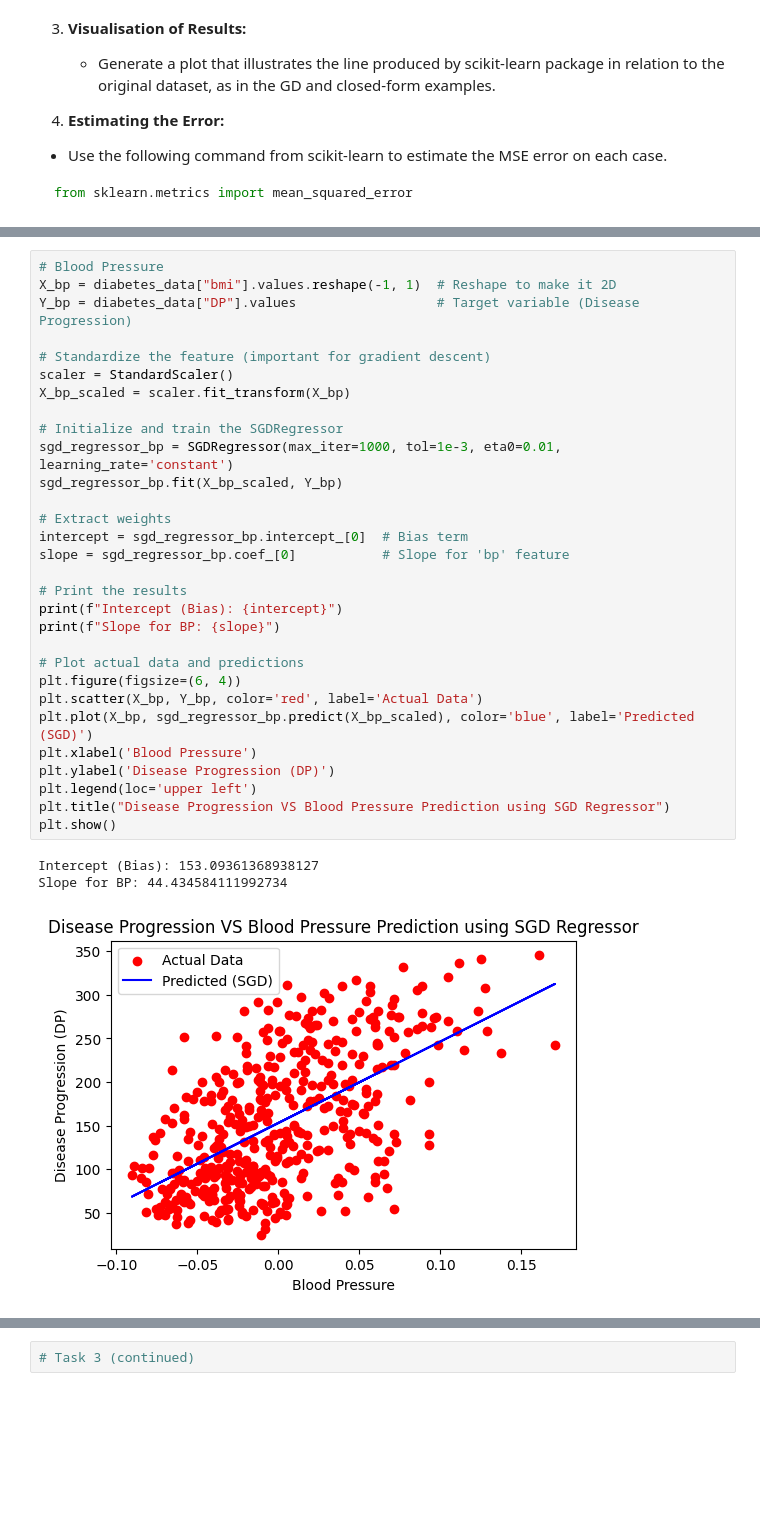
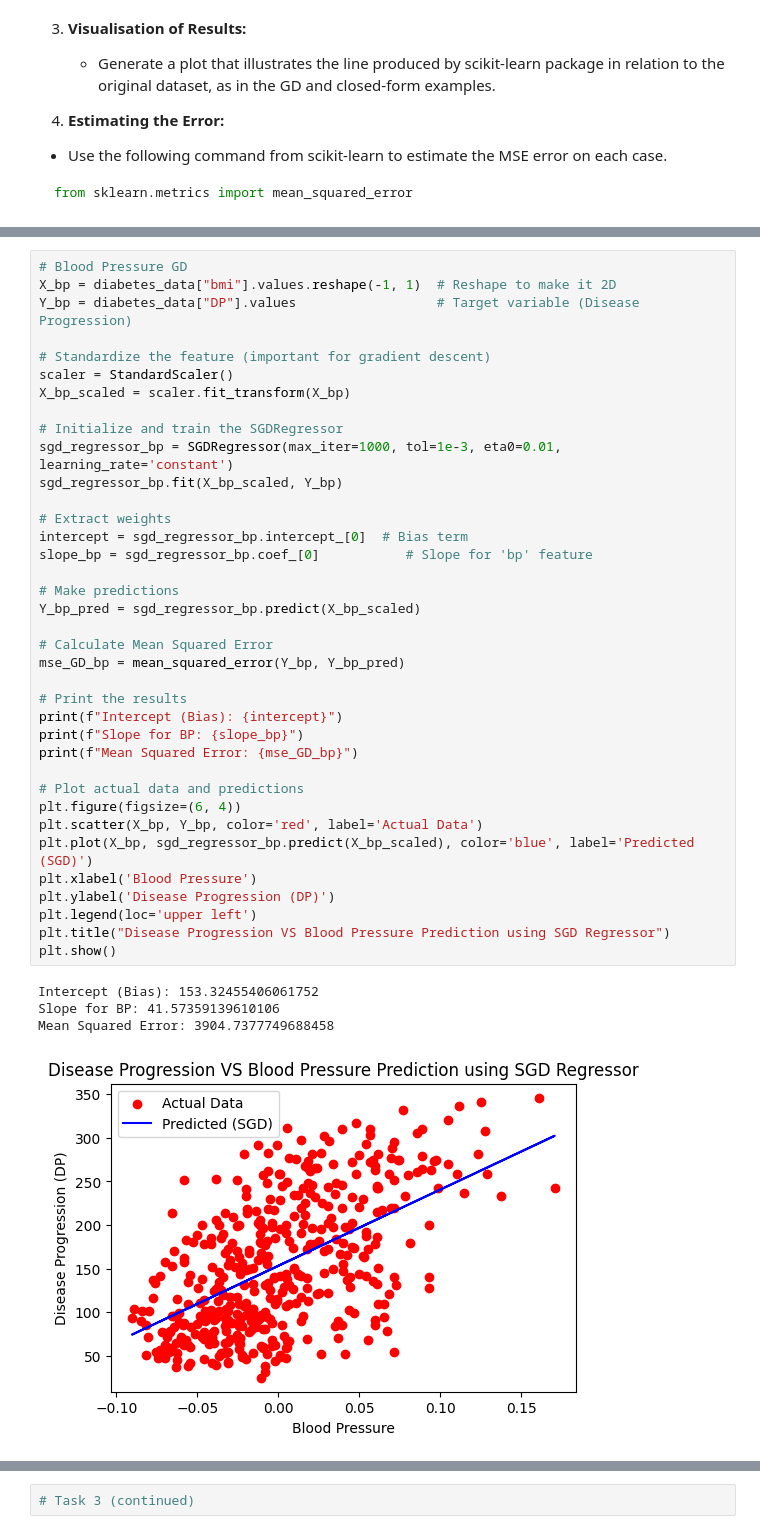
Before and after one commit to FajarKKP/Coding, a Jupyter notebook: 02_ML_LR.ipynb, the cells around one changed output, grey strips where cells are left out. Drawn from its saved outputs; the diff is of its cells as text; blank space fills up the shorter version.

```diff
--- a/02_ML_LR.ipynb
+++ b/02_ML_LR.ipynb
@@ -582,34 +591,42 @@ Slope for BMI: 45.59449561013732
 # %%
-# Blood Pressure
+# Blood Pressure GD
 X_bp = diabetes_data["bmi"].values.reshape(-1, 1)  # Reshape to make it 2D
 Y_bp = diabetes_data["DP"].values                  # Target variable (Disease Progression)
 
 # Standardize the feature (important for gradient descent)
 scaler = StandardScaler()
 X_bp_scaled = scaler.fit_transform(X_bp)
 
 # Initialize and train the SGDRegressor
 sgd_regressor_bp = SGDRegressor(max_iter=1000, tol=1e-3, eta0=0.01, learning_rate='constant')
 sgd_regressor_bp.fit(X_bp_scaled, Y_bp)
 
 # Extract weights
 intercept = sgd_regressor_bp.intercept_[0]  # Bias term
-slope = sgd_regressor_bp.coef_[0]           # Slope for 'bp' feature
+slope_bp = sgd_regressor_bp.coef_[0]           # Slope for 'bp' feature
+
+# Make predictions
+Y_bp_pred = sgd_regressor_bp.predict(X_bp_scaled)
+
+# Calculate Mean Squared Error
+mse_GD_bp = mean_squared_error(Y_bp, Y_bp_pred)
 
 # Print the results
 print(f"Intercept (Bias): {intercept}")
-print(f"Slope for BP: {slope}")
+print(f"Slope for BP: {slope_bp}")
+print(f"Mean Squared Error: {mse_GD_bp}")
 
 # Plot actual data and predictions
 plt.figure(figsize=(6, 4))
 plt.scatter(X_bp, Y_bp, color='red', label='Actual Data')
 plt.plot(X_bp, sgd_regressor_bp.predict(X_bp_scaled), color='blue', label='Predicted (SGD)')
 plt.xlabel('Blood Pressure')
 plt.ylabel('Disease Progression (DP)')
 plt.legend(loc='upper left')
 plt.title("Disease Progression VS Blood Pressure Prediction using SGD Regressor")
 plt.show()
 # %% [output]
-Intercept (Bias): 153.09361368938127
-Slope for BP: 44.434584111992734
+Intercept (Bias): 153.32455406061752
+Slope for BP: 41.57359139610106
+Mean Squared Error: 3904.7377749688458
-[figure, old version]
+[figure, new version]
```
Also changed, not shown: parts of 5 cells of this notebook.
